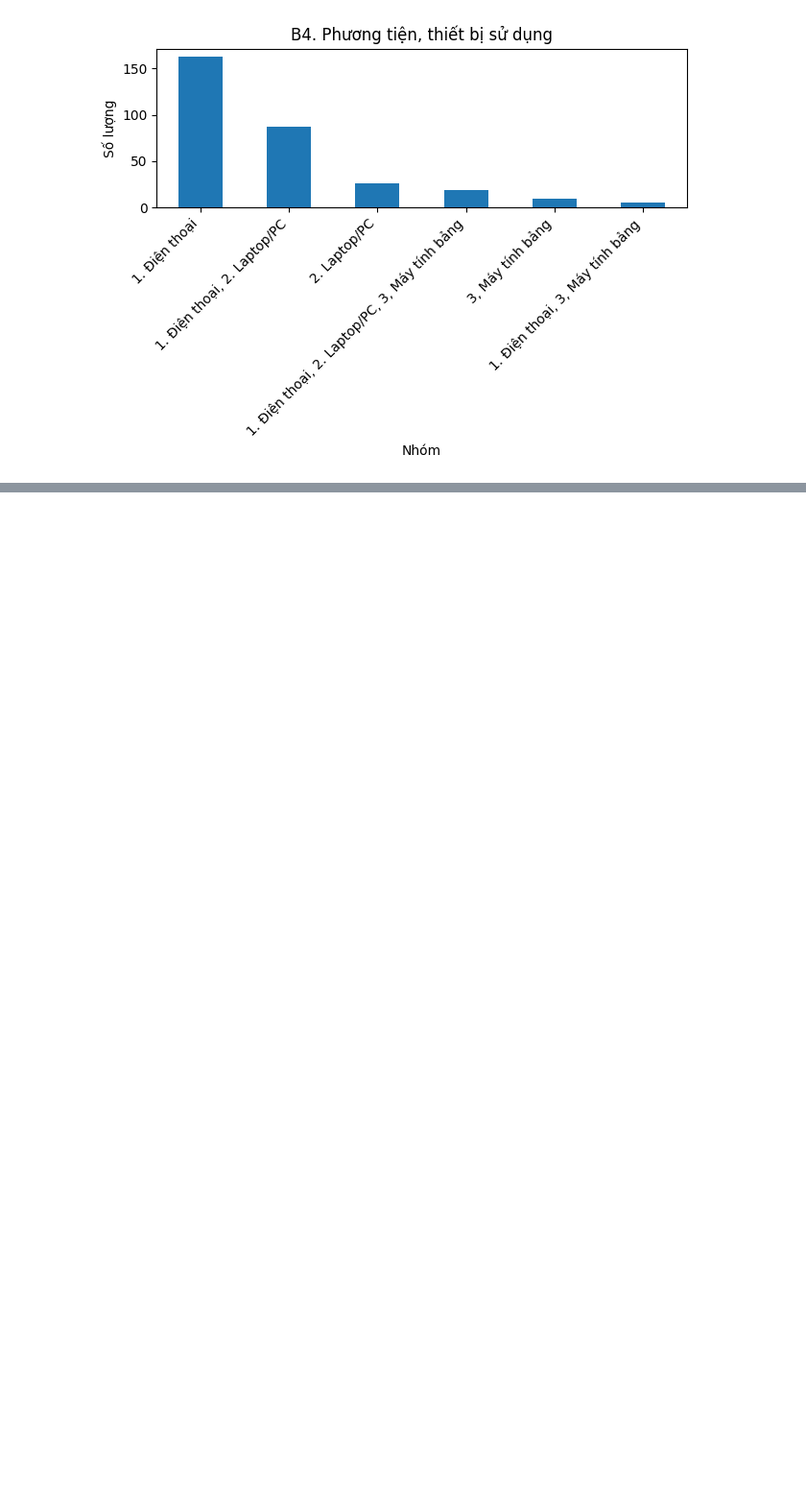
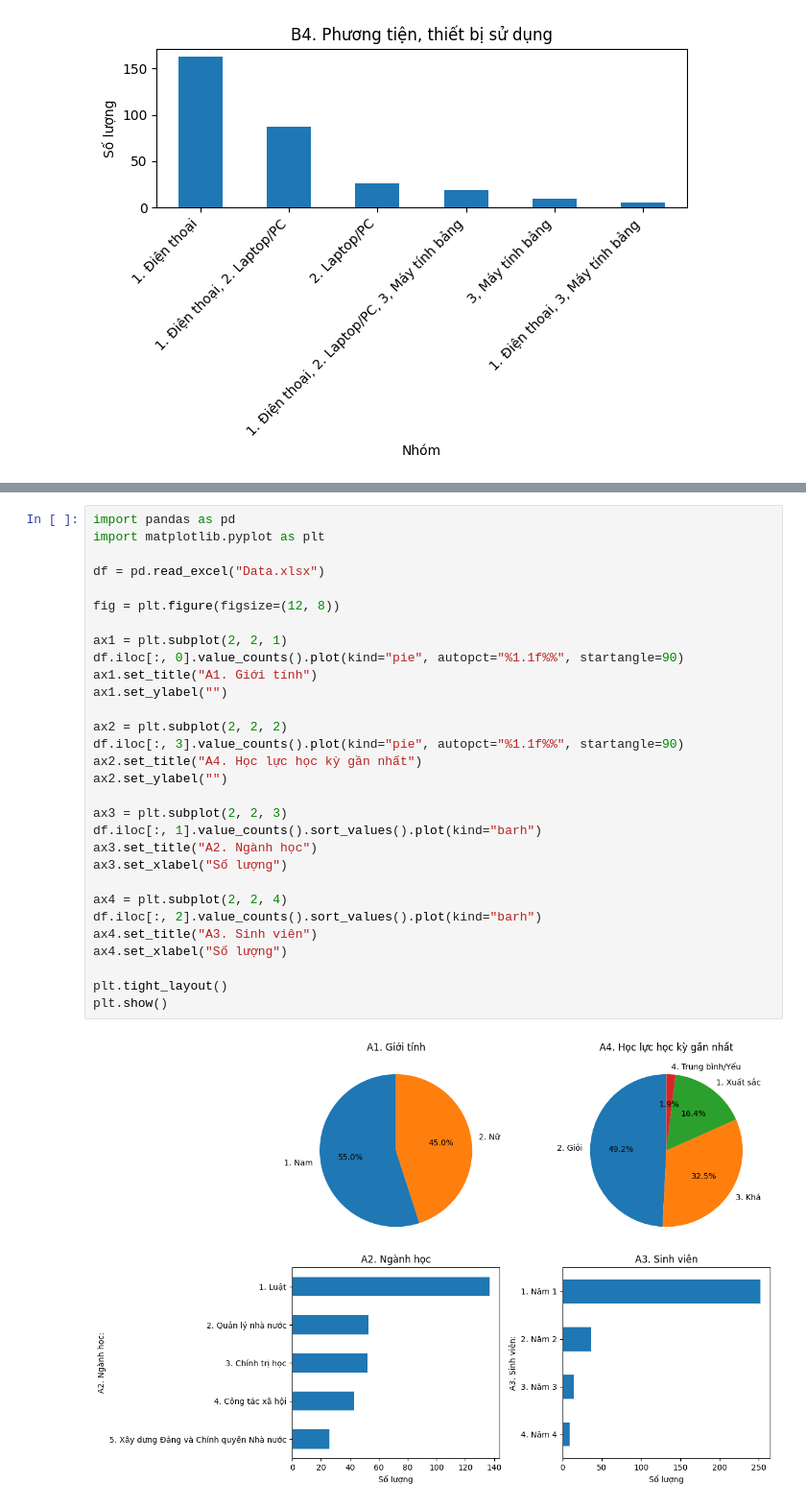
Before and after one commit to habin64here/sr_hca, a Jupyter notebook: hca.ipynb, the cells around one changed output, grey strips where cells are left out. Shown at 96% size. Cells and saved outputs as stored; diff of their text form; blank space fills up the shorter version.

```diff
--- a/hca.ipynb
+++ b/hca.ipynb
@@ -106,0 +181,32 @@ plot_categorical_by_index(df, 7, "B4. Phương tiện, thiết bị sử dụng"
+# %%
+import pandas as pd
+import matplotlib.pyplot as plt
+
+df = pd.read_excel("Data.xlsx")
+
+fig = plt.figure(figsize=(12, 8))
+
+ax1 = plt.subplot(2, 2, 1)
+df.iloc[:, 0].value_counts().plot(kind="pie", autopct="%1.1f%%", startangle=90)
+ax1.set_title("A1. Giới tính")
+ax1.set_ylabel("")
+
+ax2 = plt.subplot(2, 2, 2)
+df.iloc[:, 3].value_counts().plot(kind="pie", autopct="%1.1f%%", startangle=90)
+ax2.set_title("A4. Học lực học kỳ gần nhất")
+ax2.set_ylabel("")
+
+ax3 = plt.subplot(2, 2, 3)
+df.iloc[:, 1].value_counts().sort_values().plot(kind="barh")
+ax3.set_title("A2. Ngành học")
+ax3.set_xlabel("Số lượng")
+
+ax4 = plt.subplot(2, 2, 4)
+df.iloc[:, 2].value_counts().sort_values().plot(kind="barh")
+ax4.set_title("A3. Sinh viên")
+ax4.set_xlabel("Số lượng")
+
+plt.tight_layout()
+plt.show()
+# %% [output]
+[figure, added]
```
Also changed, not shown: parts of 15 cells of this notebook, 13 other files.
